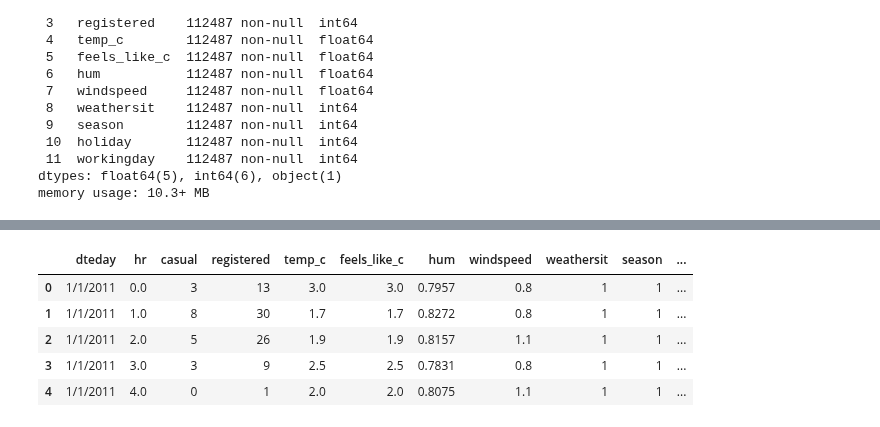
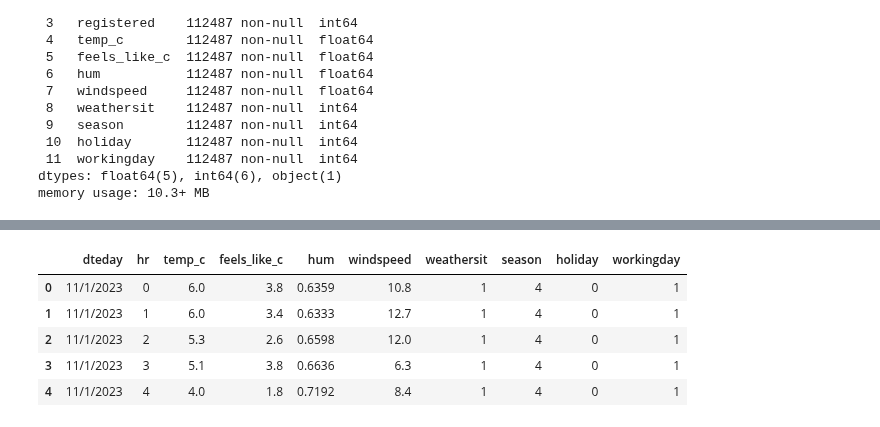
Before and after one commit to josegabrielguerrero26/CSE450-machinelearning, a Jupyter notebook: project3/starter_bikesV1NN.ipynb, the cells around one changed output, grey strips where cells are left out. Saved outputs shown, nothing was run; the diff lists cells and outputs as text; code cells hidden in the pictures.

```diff
--- a/project3/starter_bikesV1NN.ipynb
+++ b/project3/starter_bikesV1NN.ipynb
@@ -113,9 +113,15 @@ https://raw.githubusercontent.com/byui-cse/cse450-course/master/data/bikes.csv
 # Loading Data and Libraries
 # %%
 import pandas as pd
+import seaborn as sns
+import numpy as np
+import matplotlib.pyplot as plt
 import tensorflow as tf
 from tensorflow import keras
 from tensorflow.keras import layers
+from tensorflow.keras.models import Sequential
+from tensorflow.keras.layers import Dense
 
-bikes = pd.read_csv('https://raw.githubusercontent.com/byui-cse/cse450-course/master/data/bikes.csv')
+df = pd.read_csv('https://raw.githubusercontent.com/byui-cse/cse450-course/master/data/bikes.csv')
+dic= pd.read_csv('https://raw.githubusercontent.com/byui-cse/cse450-course/master/data/bikes_december.csv')
 # %%
@@ -140,3 +146,6 @@ Data columns (total 12 columns):
  11  workingday    112487 non-null  int64
 dtypes: float64(5), int64(6), object(1)
 memory usage: 10.3+ MB
+# %%
+pd.set_option('display.max_columns', None)
+df.head(5)
@@ -143,9 +159,9 @@ memory usage: 10.3+ MB
 # %%
-bikes.head(5)
+dic.head(5)
 # %% [output]
-|  | dteday | hr | casual | registered | temp_c | feels_like_c | hum | windspeed | weathersit | season | ... |
-| 0 | 1/1/2011 | 0.0 | 3 | 13 | 3.0 | 3.0 | 0.7957 | 0.8 | 1 | 1 | ... |
-| 1 | 1/1/2011 | 1.0 | 8 | 30 | 1.7 | 1.7 | 0.8272 | 0.8 | 1 | 1 | ... |
-| 2 | 1/1/2011 | 2.0 | 5 | 26 | 1.9 | 1.9 | 0.8157 | 1.1 | 1 | 1 | ... |
-| 3 | 1/1/2011 | 3.0 | 3 | 9 | 2.5 | 2.5 | 0.7831 | 0.8 | 1 | 1 | ... |
-| 4 | 1/1/2011 | 4.0 | 0 | 1 | 2.0 | 2.0 | 0.8075 | 1.1 | 1 | 1 | ... |
+|  | dteday | hr | temp_c | feels_like_c | hum | windspeed | weathersit | season | holiday | workingday |
+| 0 | 11/1/2023 | 0 | 6.0 | 3.8 | 0.6359 | 10.8 | 1 | 4 | 0 | 1 |
+| 1 | 11/1/2023 | 1 | 6.0 | 3.4 | 0.6333 | 12.7 | 1 | 4 | 0 | 1 |
+| 2 | 11/1/2023 | 2 | 5.3 | 2.6 | 0.6598 | 12.0 | 1 | 4 | 0 | 1 |
+| 3 | 11/1/2023 | 3 | 5.1 | 3.8 | 0.6636 | 6.3 | 1 | 4 | 0 | 1 |
+| 4 | 11/1/2023 | 4 | 4.0 | 1.8 | 0.7192 | 8.4 | 1 | 4 | 0 | 1 |
```
Also changed, not shown: parts of 38 cells of this notebook.
